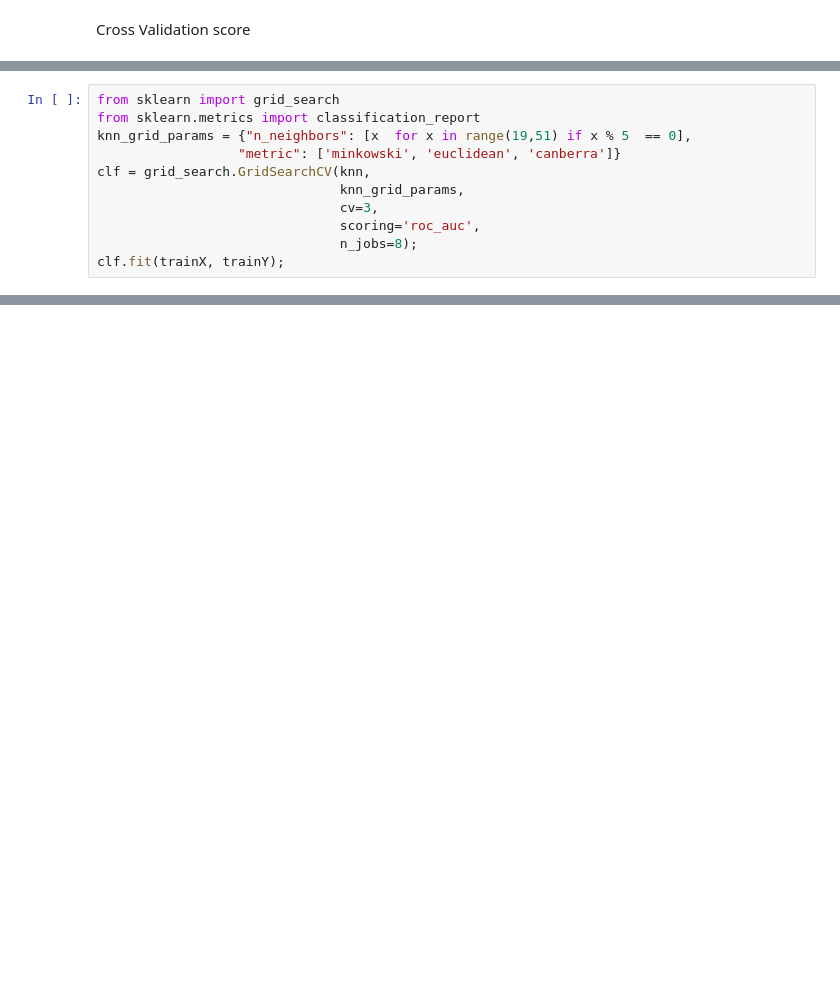
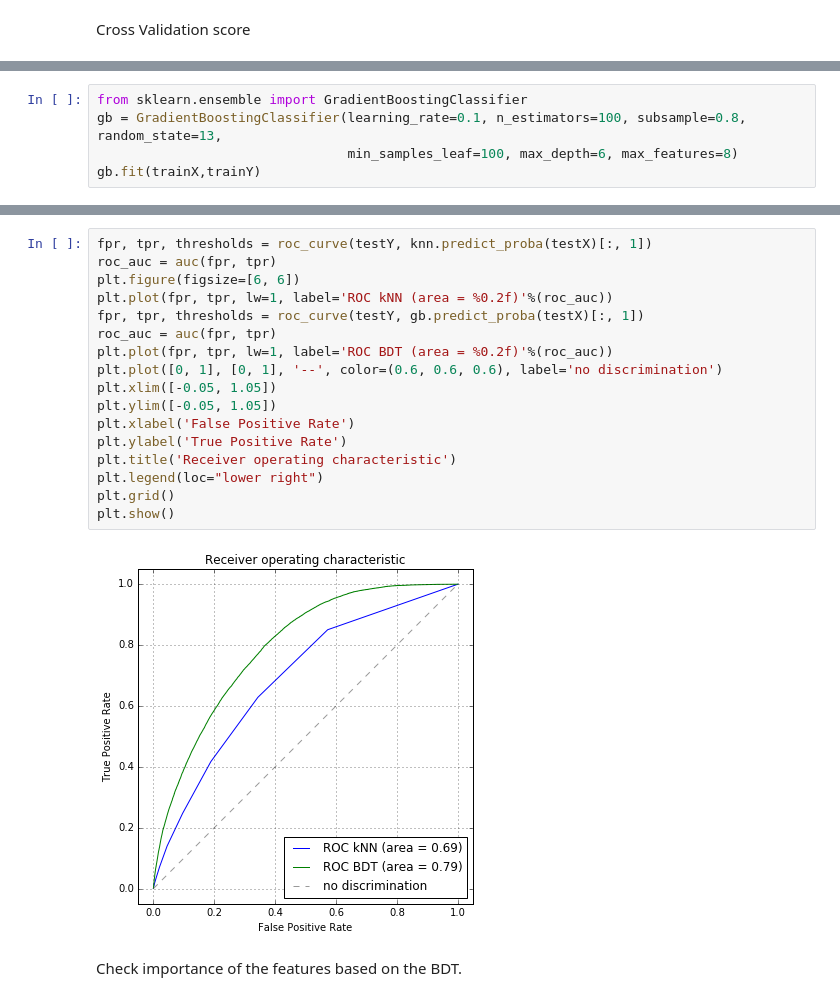
Before and after one commit to adendek/DownstreamTracking, a Jupyter notebook: SeedClasifier/Baseline.ipynb, the cells around one changed output, grey strips where cells are left out. Cells and saved outputs as stored; diff of their text form; blank space fills up the shorter version.

Commit message:
add new classifier to seed baseline

```diff
--- a/SeedClasifier/Baseline.ipynb
+++ b/SeedClasifier/Baseline.ipynb
@@ -153,11 +155,0 @@ Let's improve it by serching for the best hyperparameters values. For the very b
-# %%
-from sklearn import grid_search
-from sklearn.metrics import classification_report
-knn_grid_params = {"n_neighbors": [x  for x in range(19,51) if x % 5  == 0],
-                  "metric": ['minkowski', 'euclidean', 'canberra']}
-clf = grid_search.GridSearchCV(knn,
-                               knn_grid_params,
-                               cv=3,
-                               scoring='roc_auc',
-                               n_jobs=8);
-clf.fit(trainX, trainY);
@@ -181,0 +189,5 @@ The above plots present's performance of the
+# %%
+from sklearn.ensemble import GradientBoostingClassifier
+gb = GradientBoostingClassifier(learning_rate=0.1, n_estimators=100, subsample=0.8, random_state=13,
+                                min_samples_leaf=100, max_depth=6, max_features=8)
+gb.fit(trainX,trainY)
@@ -181,0 +216,21 @@ The above plots present's performance of the
+# %%
+fpr, tpr, thresholds = roc_curve(testY, knn.predict_proba(testX)[:, 1])
+roc_auc = auc(fpr, tpr)
+plt.figure(figsize=[6, 6])
+plt.plot(fpr, tpr, lw=1, label='ROC kNN (area = %0.2f)'%(roc_auc))
+fpr, tpr, thresholds = roc_curve(testY, gb.predict_proba(testX)[:, 1])
+roc_auc = auc(fpr, tpr)
+plt.plot(fpr, tpr, lw=1, label='ROC BDT (area = %0.2f)'%(roc_auc))
+plt.plot([0, 1], [0, 1], '--', color=(0.6, 0.6, 0.6), label='no discrimination')
+plt.xlim([-0.05, 1.05])
+plt.ylim([-0.05, 1.05])
+plt.xlabel('False Positive Rate')
+plt.ylabel('True Positive Rate')
+plt.title('Receiver operating characteristic')
+plt.legend(loc="lower right")
+plt.grid()
+plt.show()
+# %% [output]
+[figure, added]
+# %% [markdown]
+Check importance of the features based on the BDT.
```
Also changed, not shown: parts of 38 cells of this notebook, 2 other files.
